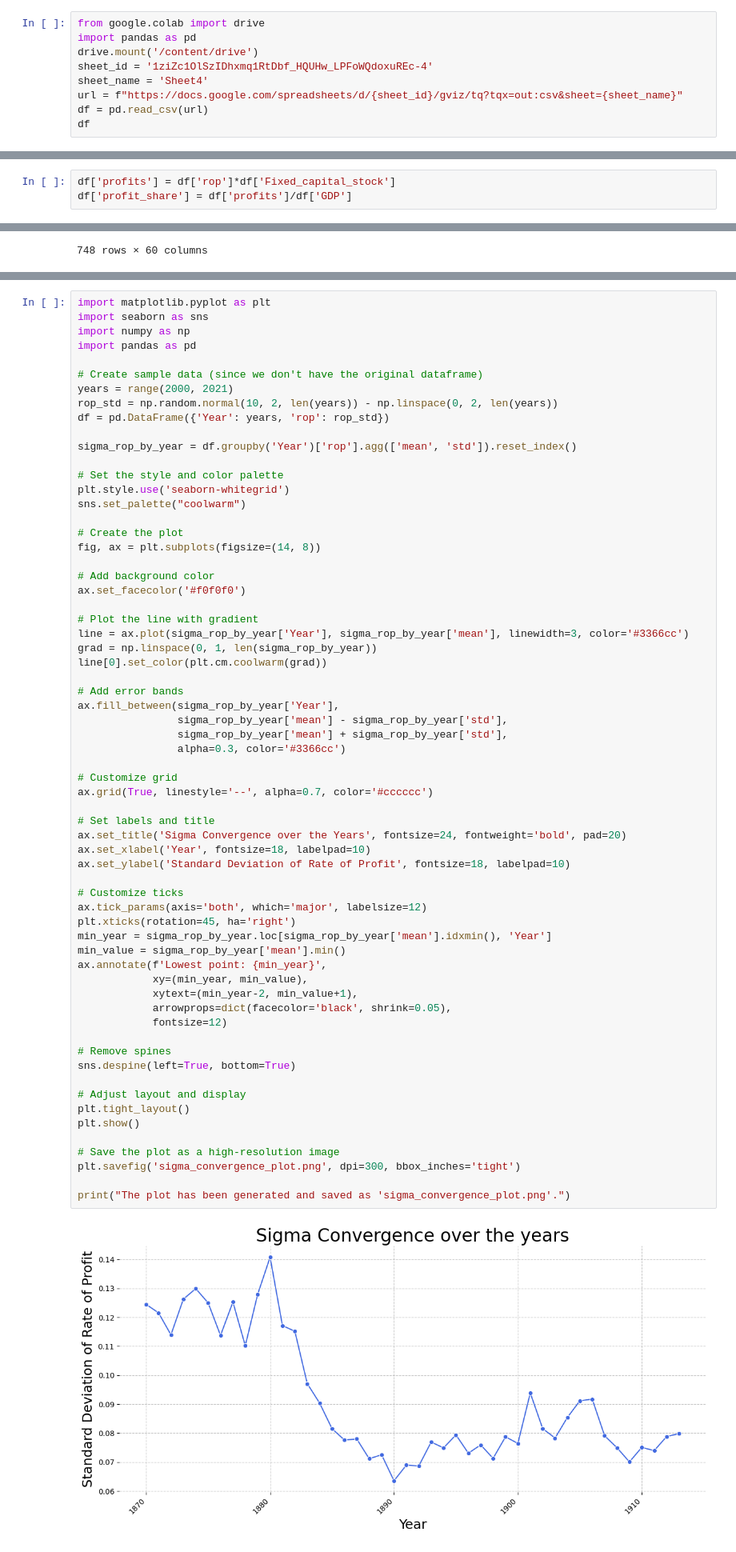
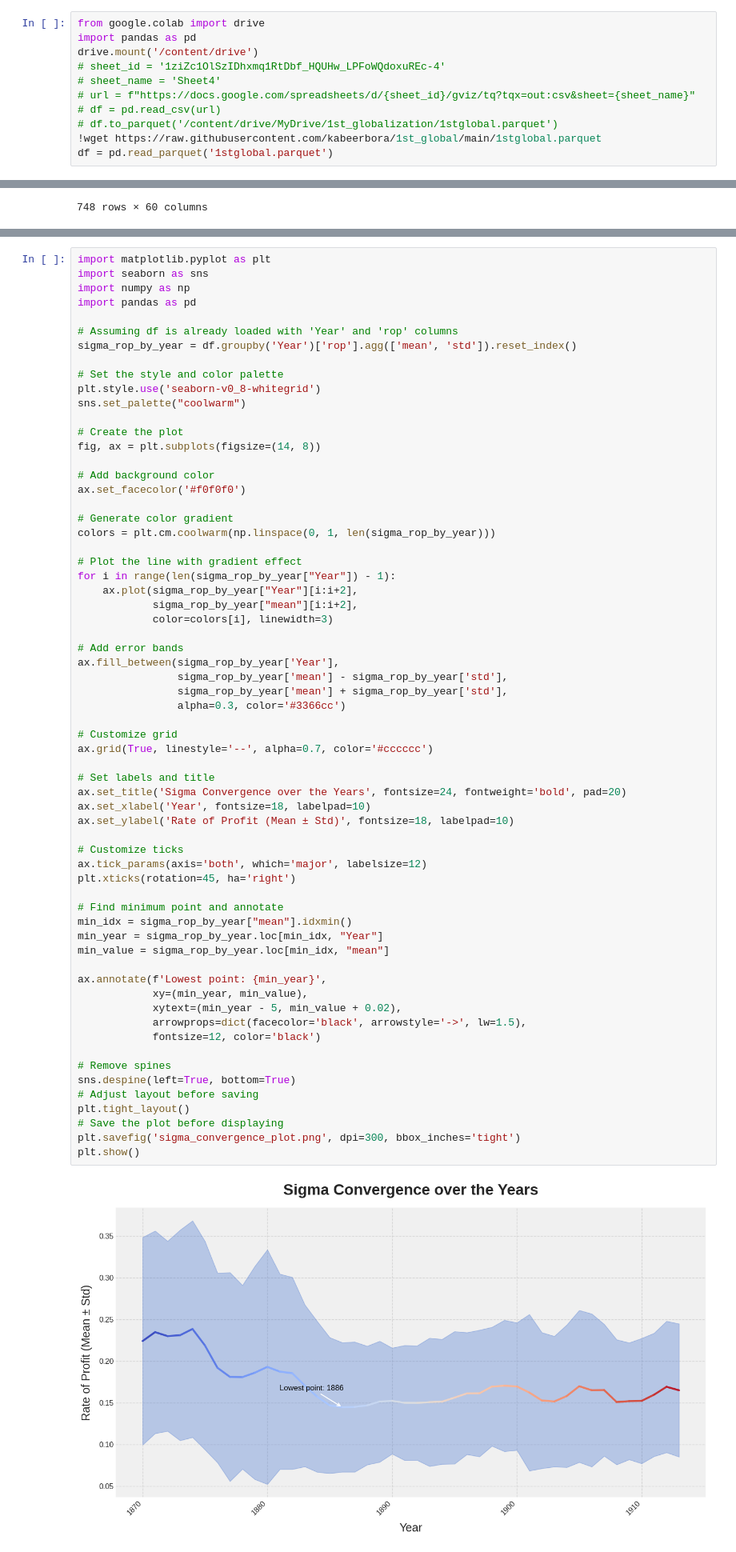
Before and after one commit to kabeerbora/1st_global, a Jupyter notebook: 1st_global.ipynb, the cells around one changed output, grey strips where cells are left out. Shown at 80% size. Cells and saved outputs as stored; diff of their text form.

```diff
--- a/1st_global.ipynb
+++ b/1st_global.ipynb
@@ -4,8 +6,10 @@
 from google.colab import drive
 import pandas as pd
 drive.mount('/content/drive')
-sheet_id = '1ziZc1OlSzIDhxmq1RtDbf_HQUHw_LPFoWQdoxuREc-4'
-sheet_name = 'Sheet4'
-url = f"https://docs.google.com/spreadsheets/d/{sheet_id}/gviz/tq?tqx=out:csv&sheet={sheet_name}"
-df = pd.read_csv(url)
-df
+# sheet_id = '1ziZc1OlSzIDhxmq1RtDbf_HQUHw_LPFoWQdoxuREc-4'
+# sheet_name = 'Sheet4'
+# url = f"https://docs.google.com/spreadsheets/d/{sheet_id}/gviz/tq?tqx=out:csv&sheet={sheet_name}"
+# df = pd.read_csv(url)
+# df.to_parquet('/content/drive/MyDrive/1st_globalization/1stglobal.parquet')
+!wget https://raw.githubusercontent.com/kabeerbora/1st_global/main/1stglobal.parquet
+df = pd.read_parquet('1stglobal.parquet')
@@ -12,3 +29,0 @@ df
-# %%
-df['profits'] = df['rop']*df['Fixed_capital_stock']
-df['profit_share'] = df['profits']/df['GDP']
@@ -121,63 +121,63 @@ import seaborn as sns
 import numpy as np
 import pandas as pd
 
-# Create sample data (since we don't have the original dataframe)
-years = range(2000, 2021)
-rop_std = np.random.normal(10, 2, len(years)) - np.linspace(0, 2, len(years))
-df = pd.DataFrame({'Year': years, 'rop': rop_std})
-
+# Assuming df is already loaded with 'Year' and 'rop' columns
 sigma_rop_by_year = df.groupby('Year')['rop'].agg(['mean', 'std']).reset_index()
 
 # Set the style and color palette
-plt.style.use('seaborn-whitegrid')
+plt.style.use('seaborn-v0_8-whitegrid')
 sns.set_palette("coolwarm")
 
 # Create the plot
 fig, ax = plt.subplots(figsize=(14, 8))
 
 # Add background color
 ax.set_facecolor('#f0f0f0')
 
-# Plot the line with gradient
-line = ax.plot(sigma_rop_by_year['Year'], sigma_rop_by_year['mean'], linewidth=3, color='#3366cc')
-grad = np.linspace(0, 1, len(sigma_rop_by_year))
-line[0].set_color(plt.cm.coolwarm(grad))
+# Generate color gradient
+colors = plt.cm.coolwarm(np.linspace(0, 1, len(sigma_rop_by_year)))
+
+# Plot the line with gradient effect
+for i in range(len(sigma_rop_by_year["Year"]) - 1):
+    ax.plot(sigma_rop_by_year["Year"][i:i+2],
+            sigma_rop_by_year["mean"][i:i+2],
+            color=colors[i], linewidth=3)
 
 # Add error bands
 ax.fill_between(sigma_rop_by_year['Year'],
                 sigma_rop_by_year['mean'] - sigma_rop_by_year['std'],
                 sigma_rop_by_year['mean'] + sigma_rop_by_year['std'],
                 alpha=0.3, color='#3366cc')
 
 # Customize grid
 ax.grid(True, linestyle='--', alpha=0.7, color='#cccccc')
 
 # Set labels and title
 ax.set_title('Sigma Convergence over the Years', fontsize=24, fontweight='bold', pad=20)
 ax.set_xlabel('Year', fontsize=18, labelpad=10)
-ax.set_ylabel('Standard Deviation of Rate of Profit', fontsize=18, labelpad=10)
+ax.set_ylabel('Rate of Profit (Mean ± Std)', fontsize=18, labelpad=10)
 
 # Customize ticks
 ax.tick_params(axis='both', which='major', labelsize=12)
 plt.xticks(rotation=45, ha='right')
-min_year = sigma_rop_by_year.loc[sigma_rop_by_year['mean'].idxmin(), 'Year']
-min_value = sigma_rop_by_year['mean'].min()
+
+# Find minimum point and annotate
+min_idx = sigma_rop_by_year["mean"].idxmin()
+min_year = sigma_rop_by_year.loc[min_idx, "Year"]
+min_value = sigma_rop_by_year.loc[min_idx, "mean"]
+
 ax.annotate(f'Lowest point: {min_year}',
             xy=(min_year, min_value),
-            xytext=(min_year-2, min_value+1),
-            arrowprops=dict(facecolor='black', shrink=0.05),
-            fontsize=12)
+            xytext=(min_year - 5, min_value + 0.02),
+            arrowprops=dict(facecolor='black', arrowstyle='->', lw=1.5),
+            fontsize=12, color='black')
 
 # Remove spines
 sns.despine(left=True, bottom=True)
-
-# Adjust layout and display
+# Adjust layout before saving
 plt.tight_layout()
+# Save the plot before displaying
+plt.savefig('sigma_convergence_plot.png', dpi=300, bbox_inches='tight')
 plt.show()
-
-# Save the plot as a high-resolution image
-plt.savefig('sigma_convergence_plot.png', dpi=300, bbox_inches='tight')
-
-print("The plot has been generated and saved as 'sigma_convergence_plot.png'.")
 # %% [output]
-[figure, old version]
+[figure, new version]
```
Also changed, not shown: parts of 12 cells of this notebook.
